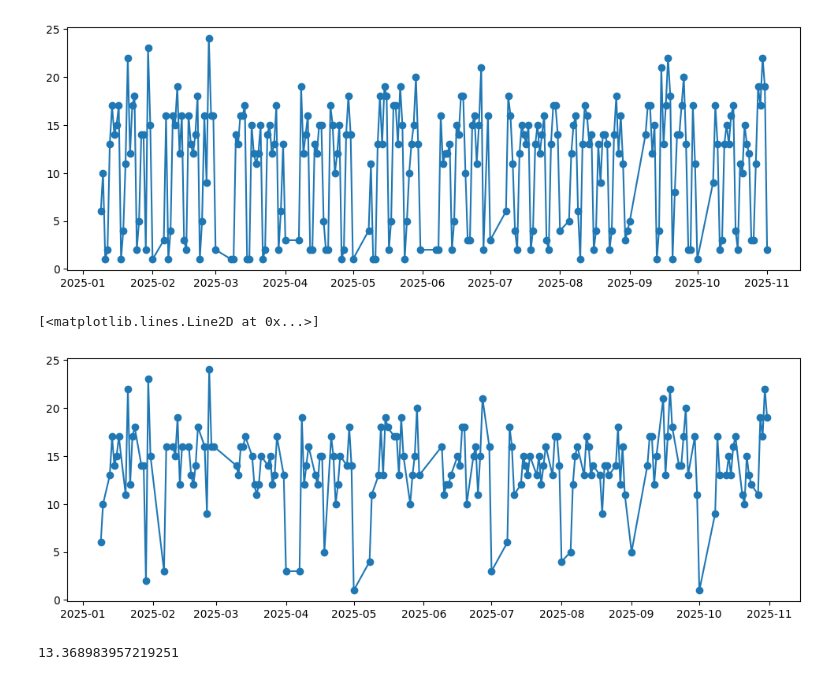
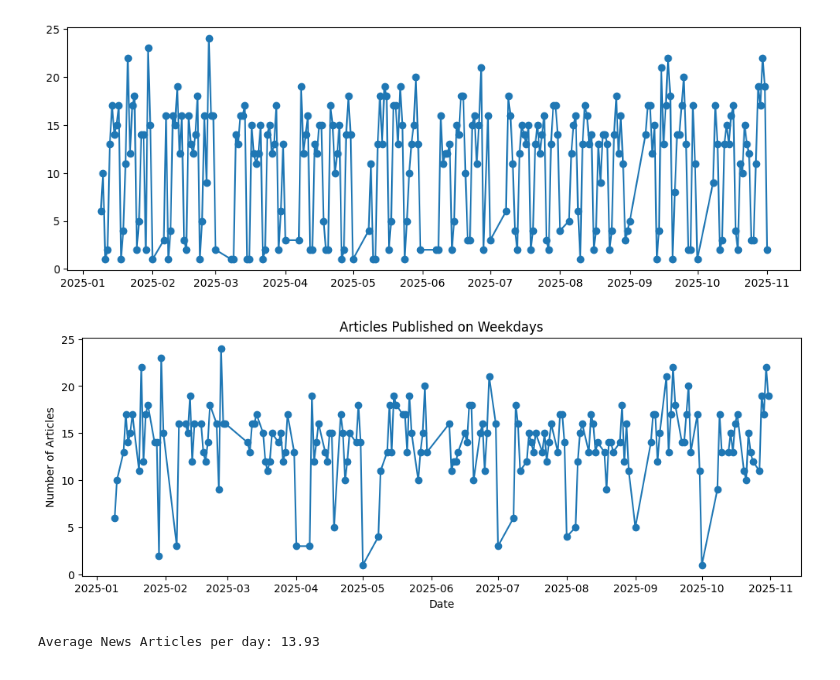
Before and after one commit to hrishikeshsathyian/st-sentiment-index, a Jupyter notebook: scripts/data_analysis.ipynb, the cells around one changed output. Drawn from its saved outputs; the diff is of its cells as text; code cells hidden in the pictures.

```diff
--- a/scripts/data_analysis.ipynb
+++ b/scripts/data_analysis.ipynb
@@ -37,17 +27,17 @@ plt.plot(df1['date_only'], df1['count'], marker='o')
 [<matplotlib.lines.Line2D at 0x...>]
 [figure]
 # %%
-# Plot number of articles per day (weekdays only)
-
 df_weekdays = df[df['date'].dt.dayofweek < 5]
-df2 = df_weekdays["date_only"].value_counts().sort_index().reset_index()
+df_weekdays_count = df_weekdays["date_only"].value_counts().sort_index().reset_index()
 
 plt.figure(figsize=(12, 4))
-plt.plot(df2['date_only'], df2['count'], marker='o')
+plt.plot(df_weekdays_count['date_only'], df_weekdays_count['count'], marker='o')
+plt.title("Articles Published on Weekdays")
+plt.xlabel("Date")
+plt.ylabel("Number of Articles")
+plt.show()
+
+print("Average News Articles per day: " + str(round(df_weekdays_count["count"].mean(), 2)))
 # %% [output]
+[figure, new version]
-[<matplotlib.lines.Line2D at 0x...>]
+Average News Articles per day: 13.93
-[figure, old version]
-# %%
-df2["count"].mean()
-# %% [output]
-13.368983957219251
```
Also changed, not shown: parts of 3 cells of this notebook, 2 other files.
